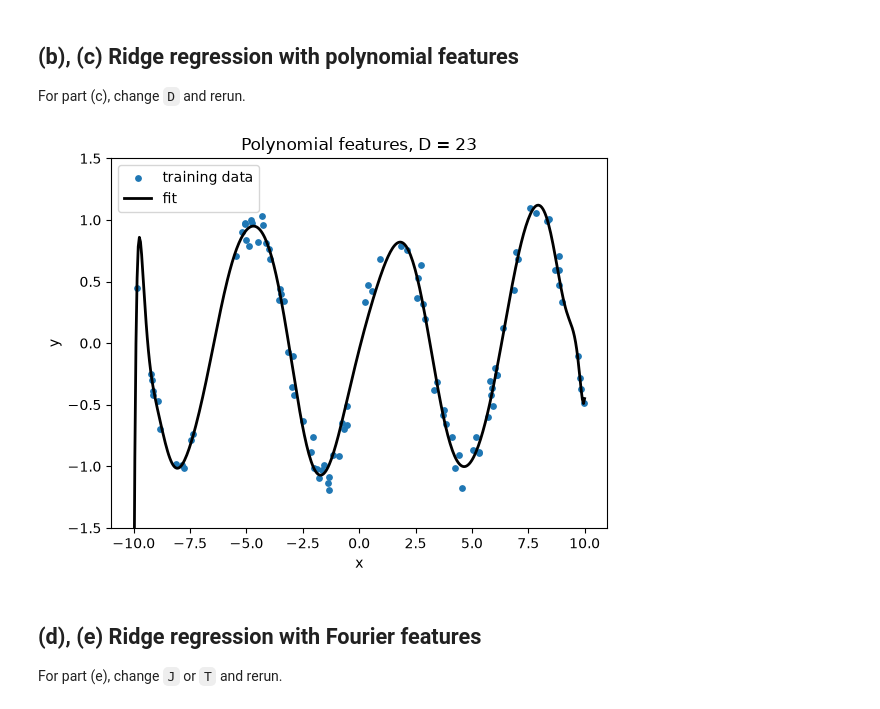
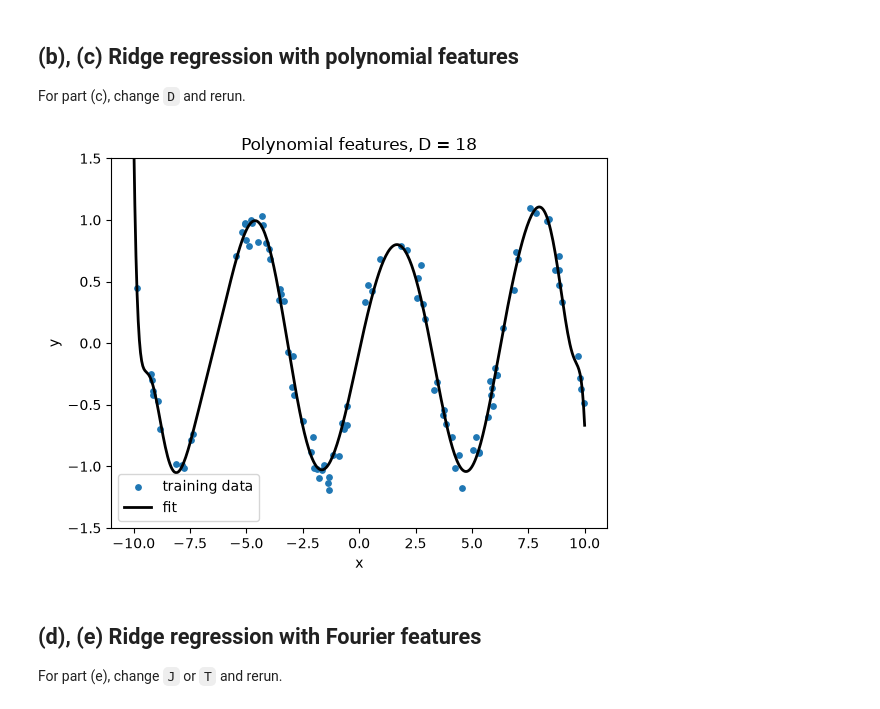
Before and after one commit to gauss1033/7900_hw2, a Jupyter notebook: Q4.ipynb, the cells around one changed output. Drawn from its saved outputs; the diff is of its cells as text; code cells hidden in the pictures.

```diff
--- a/Q4.ipynb
+++ b/Q4.ipynb
@@ -32,12 +32,12 @@ utils.plot_data_and_fit(X, Y, h_lin.predict, -10, 10, title="Ordinary least squa
 
 For part (c), change `D` and rerun.
 # %%
-D = 23
+D = 18
 h_poly = sklearn.linear_model.Ridge(alpha=LAMBDA, fit_intercept=True).fit(utils.polynomial_features(X, D), Y)
 poly_pred = lambda x: h_poly.predict(utils.polynomial_features(x, D))
 utils.plot_data_and_fit(X, Y, poly_pred, -10, 10, title=f"Polynomial features, D = {D}")
 # %% [output]
-[figure, old version]
+[figure, new version]
 # %% [markdown]
 ## (d), (e) Ridge regression with Fourier features
 
```
Also changed, not shown: parts of 2 cells of this notebook, 1 other file.
